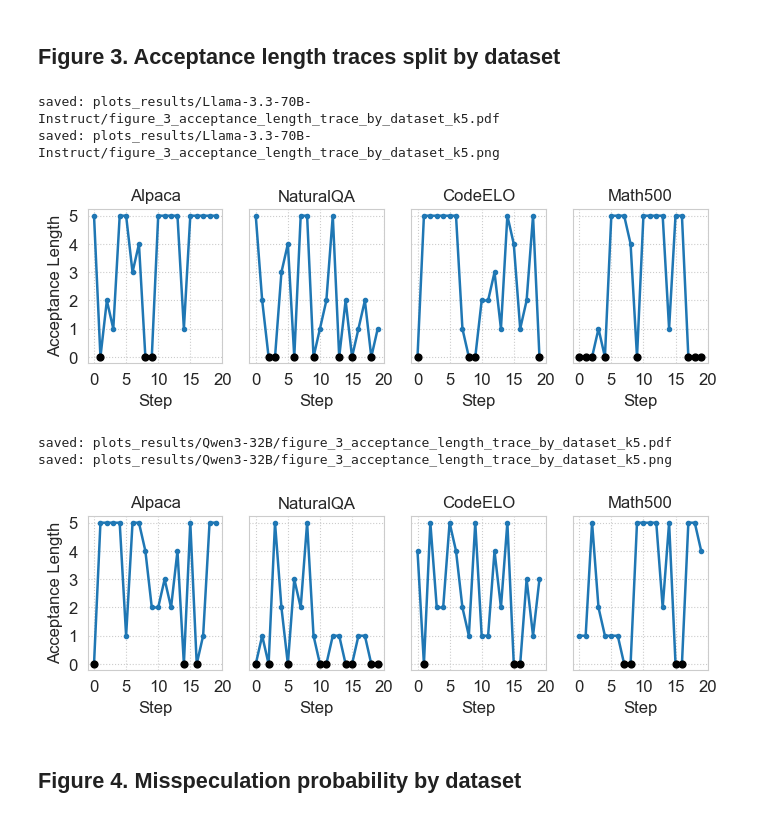
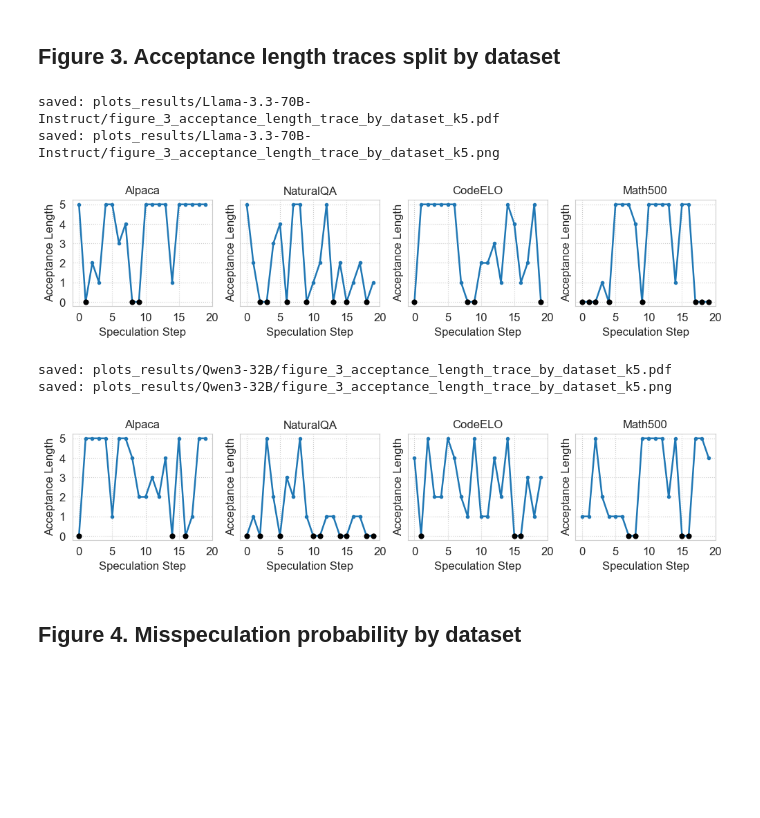
Before and after one commit to junsu-kim0807/ssd, a Jupyter notebook: plot_script_Pivot.ipynb, the cells around one changed output. Cells and saved outputs as stored; diff of their text form; code cells hidden in the pictures; blank space fills up the shorter version.

```diff
--- a/plot_script_Pivot.ipynb
+++ b/plot_script_Pivot.ipynb
@@ -195,6 +198,7 @@ def sorted_target_models(*dfs):
 
 model_pairs = sorted_model_pairs(motivation_df, insight_df, trace_df, results_df)
 target_models = sorted_target_models(motivation_df, insight_df, trace_df, results_df)
+temp_col = get_temp_col(motivation_df)
 
 print("Loaded:")
 print(f"  motivation rows: {len(motivation_df)}")
@@ -370,4 +374,40 @@ def topk_dict_to_row(d):
                 out[f"top{k}_prob"] = d[key]
                 break
     return out
+
+def geometric_mean(values, eps=1e-12):
+    values = np.asarray(values, dtype=float)
+    values = values[np.isfinite(values)]
+
+    if len(values) == 0:
+        return np.nan
+
+    # misspeculation이 0일 수 있으므로 log(0) 방지
+    values = np.clip(values, eps, None)
+    return float(np.exp(np.mean(np.log(values))))
+
+def get_temp_col(df):
+    for col in TEMP_COL_CANDIDATES:
+        if col in df.columns:
+            return col
+    return None
+
+def filter_temperature(df, temp, temp_col=None):
+    if temp_col is None:
+        return df.copy()
+
+    out = df.copy()
+    temp_values = pd.to_numeric(out[temp_col], errors="coerce")
+    return out[np.isclose(temp_values, float(temp))].copy()
+
+def safe_temp_label(temp):
+    return str(temp).replace(".", "p")
+
+def target_model_family_label(target_model):
+    name = str(target_model).lower()
+    if "llama" in name:
+        return "Llama"
+    if "qwen" in name:
+        return "Qwen"
+    return None
 # %% [markdown]
@@ -597,6 +428,7 @@ def plot_figure_3_acceptance_length_trace_by_dataset():
 
     for target_model in target_models:
         df = filter_target_and_k(trace_df, target_model, methods=["SD"], k=SPECULATIVE_LENGTH)
+        df = filter_temperature(df, temp=0, temp_col=temp_col)
         if df.empty:
             print(f"[skip] {fig_name}: no SD k={SPECULATIVE_LENGTH} rows for {target_model}")
             continue
@@ -615,39 +447,40 @@ def plot_figure_3_acceptance_length_trace_by_dataset():
         long_df = pd.concat(long_rows, ignore_index=True).dropna(subset=["target_accept_len"])
         datasets = [d for d in DATASET_ORDER if d in set(long_df["dataset"])]
         datasets += [d for d in sorted_datasets(long_df["dataset"].unique()) if d not in datasets]
         datasets = datasets[:4]
 
-        fig, axes = plt.subplots(1, len(datasets), figsize=(8, 2), sharey=True)
+        fig, axes = plt.subplots(1, len(datasets), figsize=(12, 2), sharey=True)
         if len(datasets) == 1:
             axes = [axes]
 
         for ax, dataset in zip(axes, datasets):
             sub_all = long_df[long_df["dataset"] == dataset].copy()
             request = sorted(sub_all["request"].unique())[0]
             sub = sub_all[sub_all["request"] == request].sort_values("step_id")
             ax.plot(sub["step_id"], sub["target_accept_len"], marker="o", linewidth=1.8, markersize=3)
             miss = sub[sub["target_accept_len"] == 0]
             if not miss.empty:
                 ax.scatter(miss["step_id"], miss["target_accept_len"], s=24, color="black", zorder=5)
             ax.set_title(dataset, fontsize=12)
-            ax.set_xlabel("Step", fontsize=12)
+            ax.set_xlabel("Speculation Step", fontsize=12)
             ax.set_xticks([0, 5, 10, 15, 20])
             ax.set_yticks([0, 1, 2, 3, 4, 5])
             ax.set_xlim(left=0 - 1, right=20)
             ax.set_ylim(bottom=-0.2)
             ax.tick_params(axis="both", which="major", labelsize=12)
             ax.grid(True, linestyle=":")
-        axes[0].set_ylabel("Acceptance Length", fontsize=12)
+            ax.set_ylabel("Acceptance Length", fontsize=12)
+        # axes[0].set_ylabel("Acceptance Length", fontsize=12)
         save_fig(fig, get_target_out_dir(target_model), f"{fig_name}_k{SPECULATIVE_LENGTH}")
         plt.show()
 
 plot_figure_3_acceptance_length_trace_by_dataset()
 # %% [output]
 saved: plots_results/Llama-3.3-70B-Instruct/figure_3_acceptance_length_trace_by_dataset_k5.pdf
 saved: plots_results/Llama-3.3-70B-Instruct/figure_3_acceptance_length_trace_by_dataset_k5.png
-[figure, old version]
+[figure, new version]
 saved: plots_results/Qwen3-32B/figure_3_acceptance_length_trace_by_dataset_k5.pdf
 saved: plots_results/Qwen3-32B/figure_3_acceptance_length_trace_by_dataset_k5.png
-[figure, old version]
+[figure, new version]
 # %% [markdown]
 ## Figure 4. Misspeculation probability by dataset
```
Also changed, not shown: parts of 28 cells of this notebook, 36 other files.
